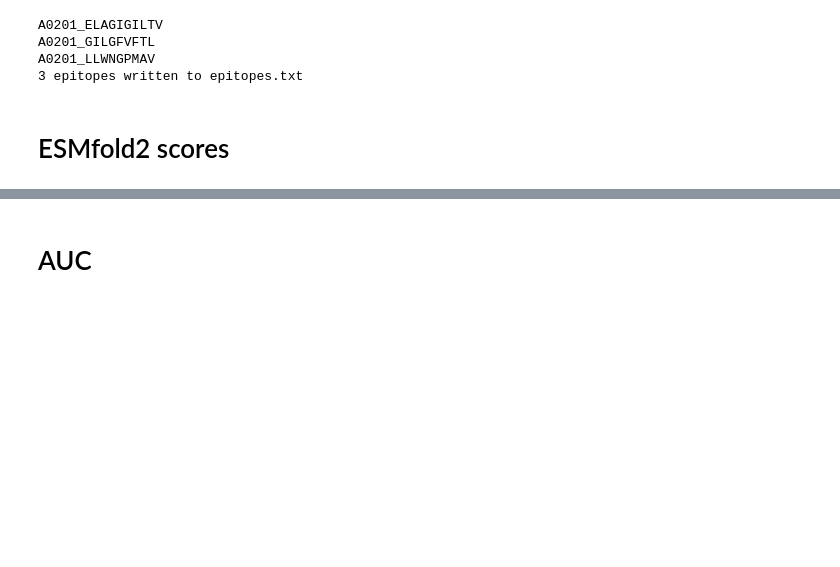
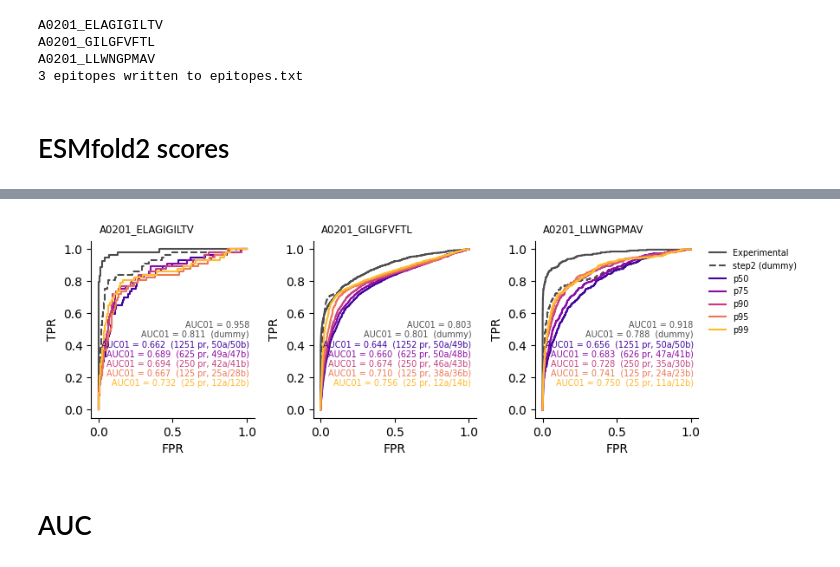
Before and after one commit to Rita-Ann-Roessner/Postdoc-UNIL, a Jupyter notebook: 260626_ESMfold2_motif_builder/Monitor.ipynb, the cells around one changed output, grey strips where cells are left out. Drawn from its saved outputs; the diff is of its cells as text; code cells hidden in the pictures; blank space fills up the shorter version.

```diff
--- a/260626_ESMfold2_motif_builder/Monitor.ipynb
+++ b/260626_ESMfold2_motif_builder/Monitor.ipynb
@@ -133,2 +300,98 @@ step0 A0201_ALAAAAAAV 0.5 1
+# %%
+import os
+import numpy as np
+from functools import lru_cache
+
+BASE        = 'TCR_motif_atlas_cdr3_templated_new_installation_reduced_cycles'
+PAIR_DIR    = 'pairs'                 # must match PAIR_DIR in ESM_motif_builder_pair.R
+SOURCE_STEP = 2                       # PAIR_SOURCE_STEP, or N_STEPS when that is NULL
+percentiles = [50, 75, 90, 95, 99]
+epitopes    = ['A0201_ELAGIGILTV', 'A0201_GILGFVFTL', 'A0201_LLWNGPMAV']
+
+sweep = pd.read_csv(f'{BASE}/pair_percentile_sweep.csv')
+
+
+def _pair_dir(epitope, p):
+    """Where sweep_pair_percentile.R wrote this cut-off (sprintf 'p%g')."""
+    return f'{BASE}/{epitope}/{PAIR_DIR}/p{p:g}'
+
+
+@lru_cache(maxsize=None)
+def _row(epitope, p):
+    """The summary row for this cell, or None."""
+    d = sweep[(sweep.epitope == epitope) & (sweep.percentile == p)]
+    return None if d.empty else d.iloc[0]
+
+
+def _roc(f):
+    if not os.path.exists(f):
+        return None
+    df = pd.read_csv(f)
+    y_true, y_scores = df['Label'].values, df['score'].values
+    return roc_curve(y_true, y_scores)[:2], roc_auc_score(y_true, y_scores, max_fpr=0.1)
+
+
+fig, axes = plt.subplots(1, len(epitopes), figsize=(9, 3))
+
+for cnt, epitope in enumerate(epitopes):
+    ax = axes[cnt]
+    ax.text(0.05, 1.1, epitope, transform=ax.transAxes,
+            va='top', ha='left', fontsize='small')
+
+    y_text = 0.50
+
+    # --- Experimental curve ---
+    df = pd.read_csv(
+        f'../260512_TEMPO_motif_builder_test/{epitope}/TEMPO_train_exp.csv'
+    )
+    y_true, y_scores = df['Label'].values, df['score'].values
+    fpr, tpr, _ = roc_curve(y_true, y_scores)
+    auc01 = roc_auc_score(y_true, y_scores, max_fpr=0.1)
+    line, = ax.plot(fpr, tpr, color='0.3', label='Experimental')
+    ax.text(0.97, y_text, f"AUC01 = {auc01:.3f}",
+            transform=ax.transAxes, ha='right', va='bottom',
+            fontsize='x-small', color=line.get_color())
+
+    # --- Dummy-regime reference: the final enrichment step, no pairing ---
+    ref = _roc(f'{BASE}/{epitope}/step{SOURCE_STEP}/validation/validation_pred.csv')
+    if ref is not None:
+        (fpr, tpr), auc01 = ref
+        line, = ax.plot(fpr, tpr, color='0.3', ls='--',
+                        label=f'step{SOURCE_STEP} (dummy)')
+        y_text -= 0.055
+        ax.text(0.97, y_text, f"AUC01 = {auc01:.3f}  (dummy)",
+                transform=ax.transAxes, ha='right', va='bottom',
+                fontsize='x-small', color=line.get_color())
+
+    # --- One curve per pairing percentile ---
+    colors = plt.cm.plasma(np.linspace(0.1, 0.85, len(percentiles)))
+    for i, p in enumerate(percentiles):
+        r = _roc(f'{_pair_dir(epitope, p)}/validation/validation_pred.csv')
+        if r is None:
+            print(f'missing: {_pair_dir(epitope, p)}/validation/validation_pred.csv')
+            continue
+        (fpr, tpr), auc01 = r
+        line, = ax.plot(fpr, tpr, color=colors[i], label=f'p{p:g}')
+        row = _row(epitope, p)
+        extra = ''
+        if row is not None:
+            extra = f"  ({int(row.n_pairs)} pr, {int(row.uniq_alpha)}a/{int(row.uniq_beta)}b)"
+        y_text -= 0.055
+        ax.text(0.97, y_text, f"AUC01 = {auc01:.3f}{extra}",
+                transform=ax.transAxes, ha='right', va='bottom',
+                fontsize='x-small', color=line.get_color())
+
+    ax.set_xlabel('FPR')
+    ax.set_ylabel('TPR')
+
+handles, labels = axes[-1].get_legend_handles_labels()
+axes[-1].legend(handles, labels, fontsize='x-small', frameon=False,
+                bbox_to_anchor=(1.02, 1), loc='upper left')
+
+sns.despine()
+plt.tight_layout()
+plt.show()
+# %% [output]
+[figure, added]
 # %% [markdown]
 # AUC
```
Also changed, not shown: parts of 13 cells of this notebook, 15 other files.
